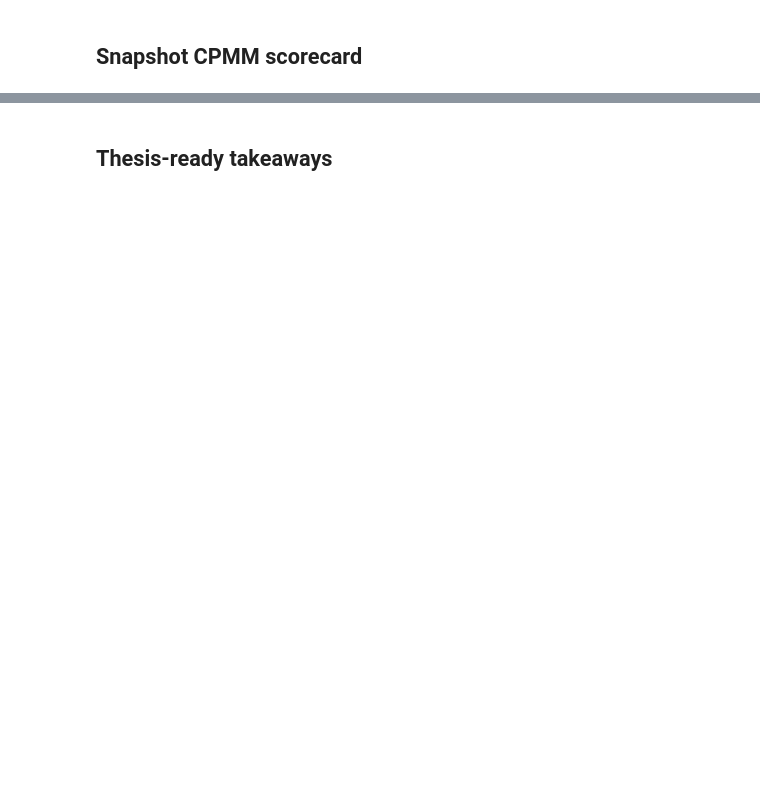
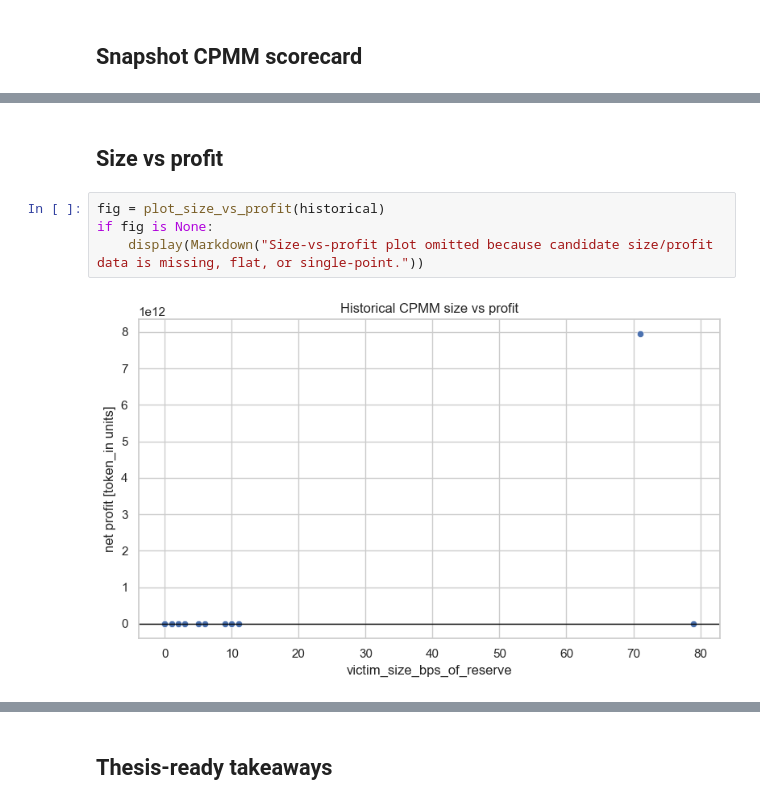
Before and after one commit to corey888773/solana-amm-attacks-analysis, a Jupyter notebook: notebooks/02_mainnet_cpmm.ipynb, the cells around one changed output, grey strips where cells are left out. Cells and saved outputs as stored; diff of their text form; blank space fills up the shorter version.

```diff
--- a/notebooks/02_mainnet_cpmm.ipynb
+++ b/notebooks/02_mainnet_cpmm.ipynb
@@ -109,0 +144,8 @@ else:
+# %% [markdown]
+## Size vs profit
+# %%
+fig = plot_size_vs_profit(historical)
+if fig is None:
+    display(Markdown("Size-vs-profit plot omitted because candidate size/profit data is missing, flat, or single-point."))
+# %% [output]
+[figure, added]
```
Also changed, not shown: parts of 19 cells of this notebook, 33 other files.
